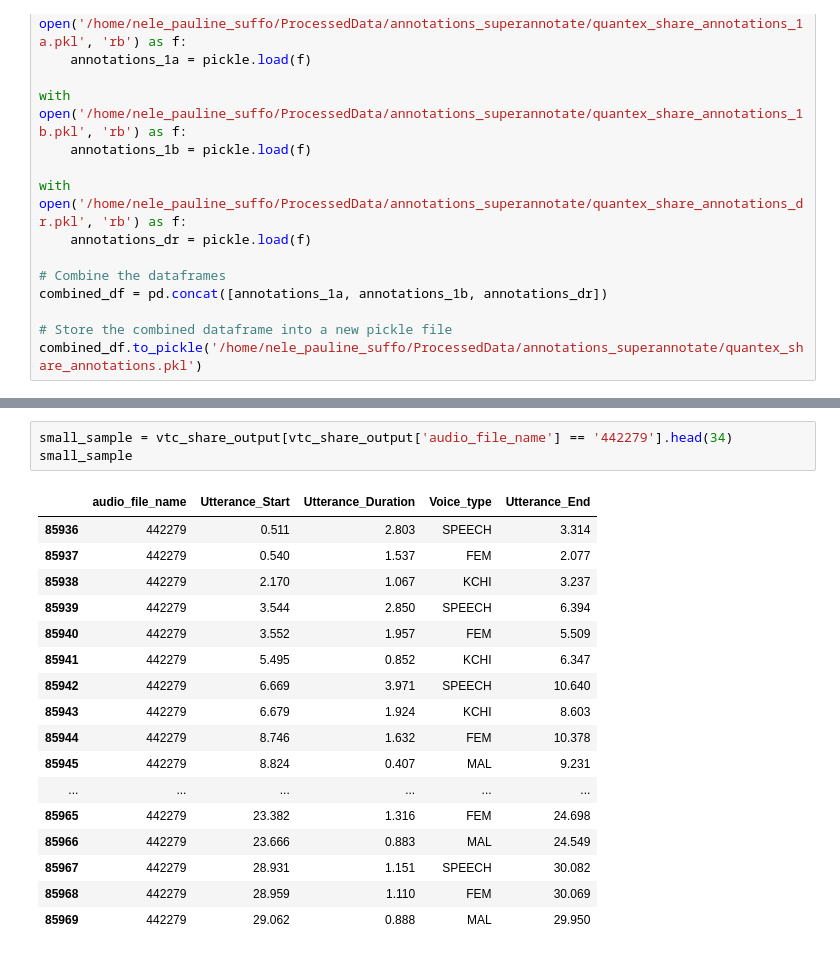
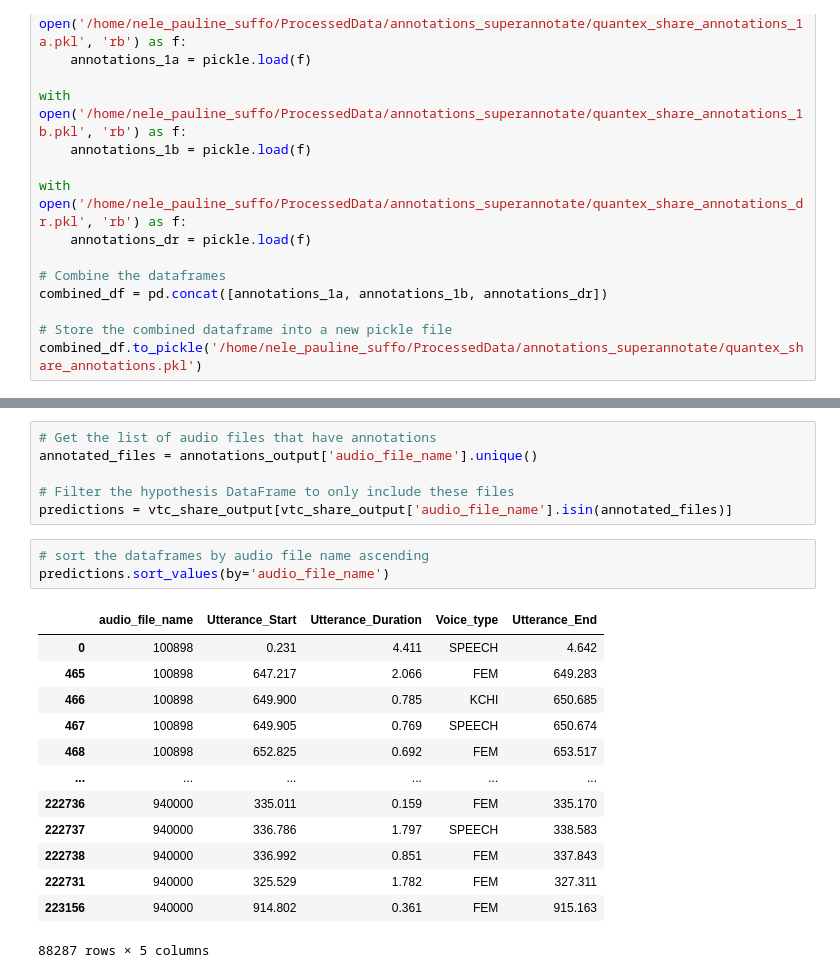
Before and after one commit to neleSuffo/naturalistic-social-analysis, a Jupyter notebook: notebooks/vtc_evaluation.ipynb, the cells around one changed output, grey strips where cells are left out. Cells and saved outputs as stored; diff of their text form.

Commit message:
Improve data processing efficiency by optimizing algorithm and reducing memory usage

```diff
--- a/notebooks/vtc_evaluation.ipynb
+++ b/notebooks/vtc_evaluation.ipynb
@@ -45,24 +27,26 @@ small_annotation
-# %%
-small_sample = vtc_share_output[vtc_share_output['audio_file_name'] == '442279'].head(34)
-small_sample
-# %% [output]
-|  | audio_file_name | Utterance_Start | Utterance_Duration | Voice_type | Utterance_End |
-| 85936 | 442279 | 0.511 | 2.803 | SPEECH | 3.314 |
-| 85937 | 442279 | 0.540 | 1.537 | FEM | 2.077 |
-| 85938 | 442279 | 2.170 | 1.067 | KCHI | 3.237 |
-| 85939 | 442279 | 3.544 | 2.850 | SPEECH | 6.394 |
-| 85940 | 442279 | 3.552 | 1.957 | FEM | 5.509 |
-| 85941 | 442279 | 5.495 | 0.852 | KCHI | 6.347 |
-| 85942 | 442279 | 6.669 | 3.971 | SPEECH | 10.640 |
-| 85943 | 442279 | 6.679 | 1.924 | KCHI | 8.603 |
-| 85944 | 442279 | 8.746 | 1.632 | FEM | 10.378 |
-| 85945 | 442279 | 8.824 | 0.407 | MAL | 9.231 |
-| ... | ... | ... | ... | ... | ... |
-| 85965 | 442279 | 23.382 | 1.316 | FEM | 24.698 |
-| 85966 | 442279 | 23.666 | 0.883 | MAL | 24.549 |
-| 85967 | 442279 | 28.931 | 1.151 | SPEECH | 30.082 |
-| 85968 | 442279 | 28.959 | 1.110 | FEM | 30.069 |
-| 85969 | 442279 | 29.062 | 0.888 | MAL | 29.950 |
+# %%
+# Get the list of audio files that have annotations
+annotated_files = annotations_output['audio_file_name'].unique()
+
+# Filter the hypothesis DataFrame to only include these files
+predictions = vtc_share_output[vtc_share_output['audio_file_name'].isin(annotated_files)]
+# %%
+# sort the dataframes by audio file name ascending
+predictions.sort_values(by='audio_file_name')
+# %% [output]
+|  | audio_file_name | Utterance_Start | Utterance_Duration | Voice_type | Utterance_End |
+| 0 | 100898 | 0.231 | 4.411 | SPEECH | 4.642 |
+| 465 | 100898 | 647.217 | 2.066 | FEM | 649.283 |
+| 466 | 100898 | 649.900 | 0.785 | KCHI | 650.685 |
+| 467 | 100898 | 649.905 | 0.769 | SPEECH | 650.674 |
+| 468 | 100898 | 652.825 | 0.692 | FEM | 653.517 |
+| ... | ... | ... | ... | ... | ... |
+| 222736 | 940000 | 335.011 | 0.159 | FEM | 335.170 |
+| 222737 | 940000 | 336.786 | 1.797 | SPEECH | 338.583 |
+| 222738 | 940000 | 336.992 | 0.851 | FEM | 337.843 |
+| 222731 | 940000 | 325.529 | 1.782 | FEM | 327.311 |
+| 223156 | 940000 | 914.802 | 0.361 | FEM | 915.163 |
+88287 rows × 5 columns
 # %%
 import matplotlib.pyplot as plt
 
```
Also changed, not shown: parts of 7 cells of this notebook.
